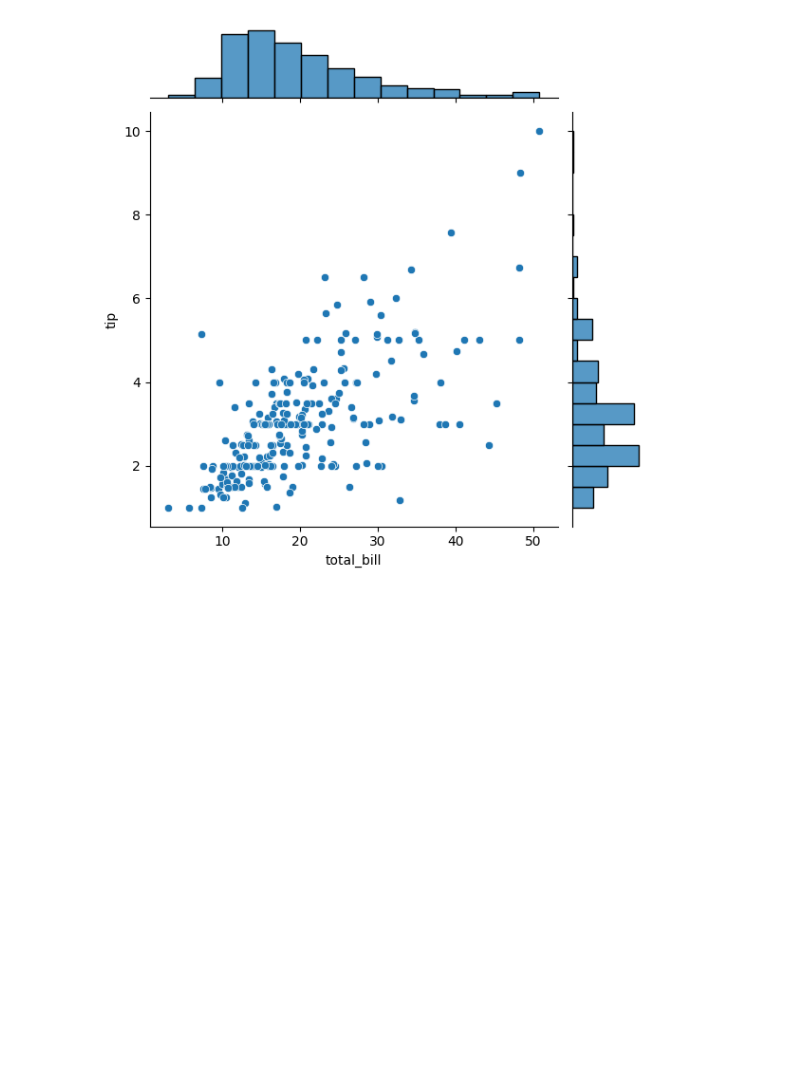
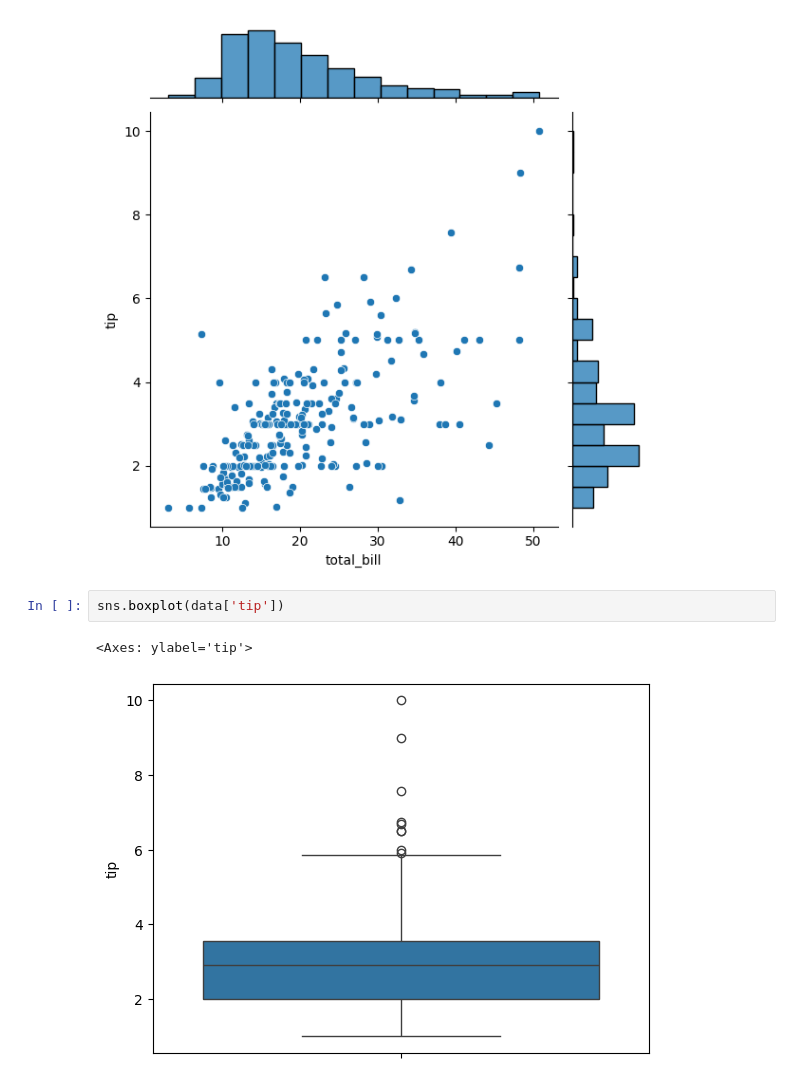
Before and after one commit to DSU-VEON/day16_bootcamp, a Jupyter notebook: day16.ipynb, the cells around one changed output. Saved outputs shown, nothing was run; the diff lists cells and outputs as text; blank space fills up the shorter version.

Commit message:
Boxplot qo'shdim, gitignore qo'shdim

```diff
--- a/day16.ipynb
+++ b/day16.ipynb
@@ -35,3 +35,8 @@ sns.jointplot(data=data, x='total_bill', y='tip')
 # %% [output]
 <seaborn.axisgrid.JointGrid at 0x...>
 [figure]
+# %%
+sns.boxplot(data['tip'])
+# %% [output]
+<Axes: ylabel='tip'>
+[figure, added]
```
Also changed, not shown: 1 other file.
